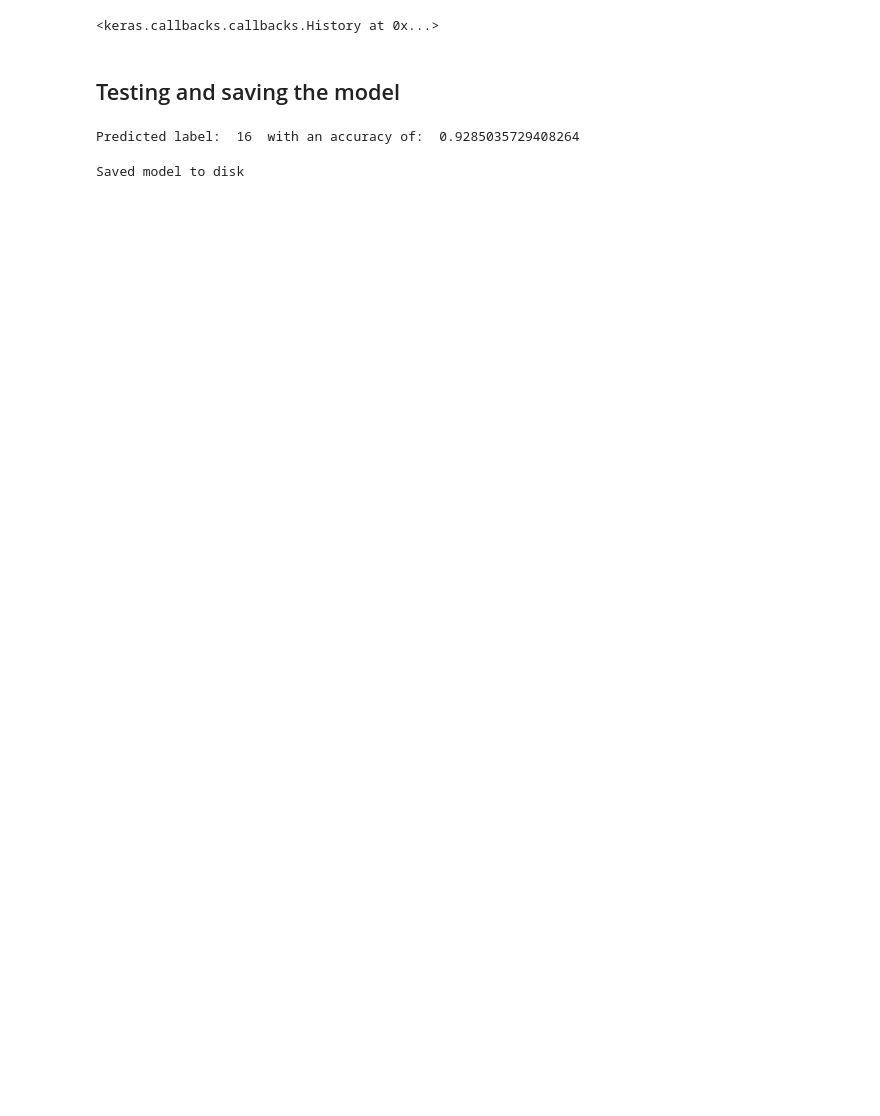
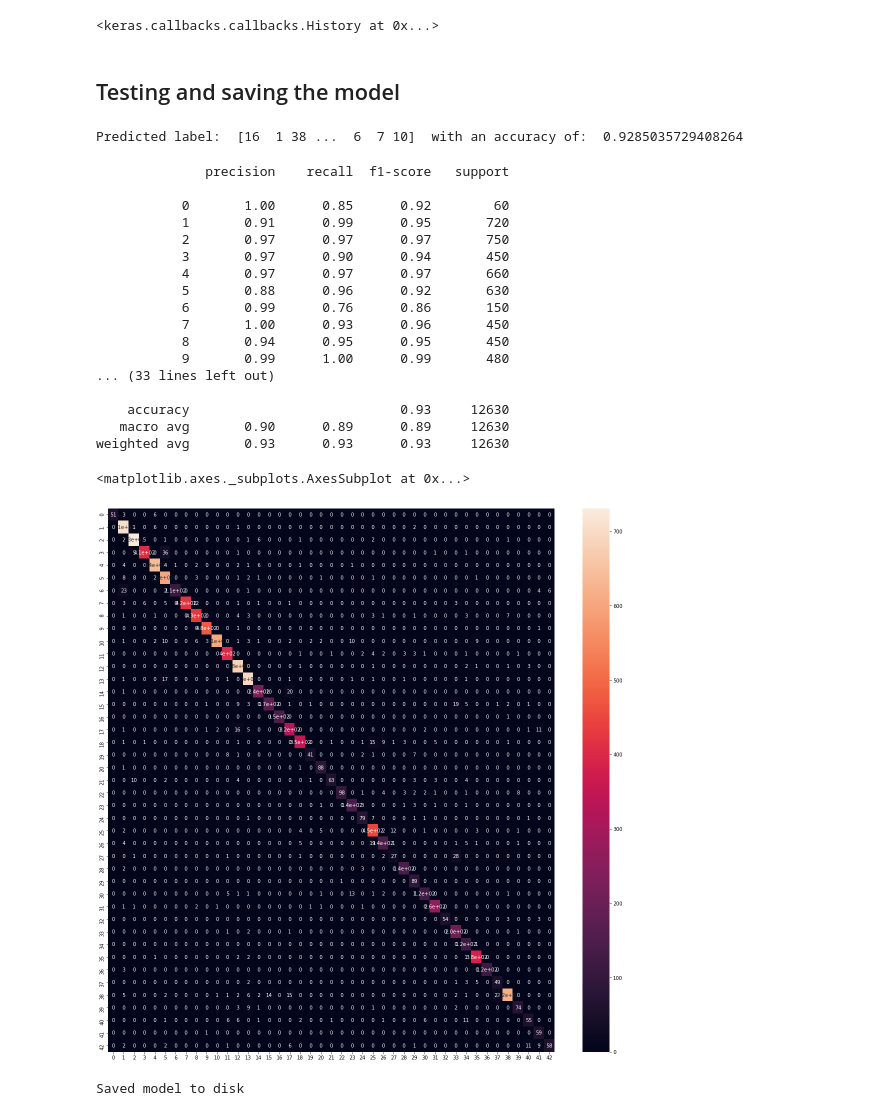
Before and after one commit to Sixaxis9/Embedded-neural-net-traffic-sign-recognition, a Jupyter notebook: CNN_Training.ipynb, the cells around one changed output. Drawn from its saved outputs; the diff is of its cells as text; code cells hidden in the pictures; blank space fills up the shorter version.

```diff
--- a/CNN_Training.ipynb
+++ b/CNN_Training.ipynb
@@ -110,11 +128,13 @@ for image_set in enumerate(image):
 # %%
 # Reshaping the train data to have a correct fit input
 img_train_rsh = np.reshape(img_train, (img_train.shape[0], img_train.shape[1], img_train.shape[2],1))
+labels_flattened = np.concatenate(labels)
+x_train, y_train = shuffle(img_train_rsh, labels_flattened)
 # %% [markdown]
 # Loading test data
 # %%
 # Use this if no test data supplied
 
 # Split train and validation data from the train dataset
-x_train, x_test, y_train, y_test = model_selection.train_test_split(img_train_rsh, labels, test_size=0.25)
-print(x_train.shape[0], x_test.shape[0], y_train.shape[0], y_test.shape[0])
+#x_train, x_test, y_train, y_test = model_selection.train_test_split(img_train_rsh, labels_flattened, test_size=0.20)
+#print(x_train.shape[0], x_test.shape[0], y_train.shape[0], y_test.shape[0])
@@ -123,8 +141,8 @@ print(x_train.shape[0], x_test.shape[0], y_train.shape[0], y_test.shape[0])
 # %%
 # Run this section if test data are supplied - more image to train classifier
+main_folder_path = "./German traffic sign dataset"
 
 # Adapting test data to network input dimension from data dataset
-
 test_dataset_path = main_folder_path + "/GTSRB_Testing"
 
 test_csv = (np.genfromtxt(test_dataset_path  + "/GT-final_test.csv", delimiter=';', skip_header=1, dtype=str))
@@ -169,10 +187,8 @@ for image_set in enumerate(image_test):
 
 img_test_rsh = np.reshape(img_test, (img_test.shape[0], img_test.shape[1], img_test.shape[2],1))
 
-x_train, y_train = shuffle(img_train_rsh, labels)
-
 x_test = img_test_rsh
-y_test = test_csv[:, 7]
+y_test = test_csv[:, 7].astype(np.int)
 # %% [output]
 [figure]
 # %%
@@ -222,12 +238,39 @@ Epoch 15/15
 # %% [markdown]
 ## Testing and saving the model
 # %%
-y_test_prob = model.predict(x_test)
-y_test = np.argmax(y_test_prob)
-
 test_loss, test_acc = model.evaluate(x_test, Y_test, verbose=2)
 
 print("\nPredicted label: ", y_test, " with an accuracy of: ", test_acc)
 # %% [output]
-Predicted label:  16  with an accuracy of:  0.9285035729408264
+Predicted label:  [16  1 38 ...  6  7 10]  with an accuracy of:  0.9285035729408264
+# %%
+y_pred = model.predict(x_test)
+y_pred_class = np.argmax(y_pred, axis=1)
+
+report = metrics.classification_report(y_test, y_pred_class)
+confusion_matrix = metrics.confusion_matrix(y_true=y_test, y_pred=y_pred_class)
+print(report)
+
+plt.subplots(figsize=(20,20))
+sns.heatmap(confusion_matrix, annot=True)
+# %% [output]
+              precision    recall  f1-score   support
+
+           0       1.00      0.85      0.92        60
+           1       0.91      0.99      0.95       720
+           2       0.97      0.97      0.97       750
+           3       0.97      0.90      0.94       450
+           4       0.97      0.97      0.97       660
+           5       0.88      0.96      0.92       630
+           6       0.99      0.76      0.86       150
+           7       1.00      0.93      0.96       450
+           8       0.94      0.95      0.95       450
+           9       0.99      1.00      0.99       480
+... (33 lines left out)
+
+    accuracy                           0.93     12630
+   macro avg       0.90      0.89      0.89     12630
+weighted avg       0.93      0.93      0.93     12630
+<matplotlib.axes._subplots.AxesSubplot at 0x...>
+[figure, added]
 # %%
```
Also changed, not shown: parts of 11 cells of this notebook, 23 other files.
